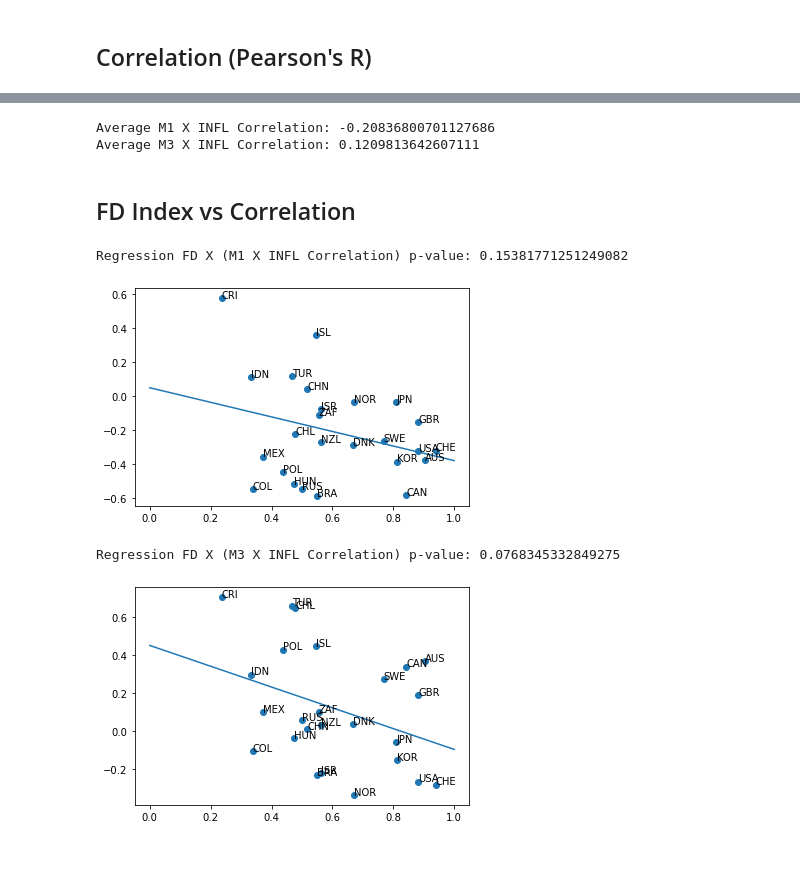
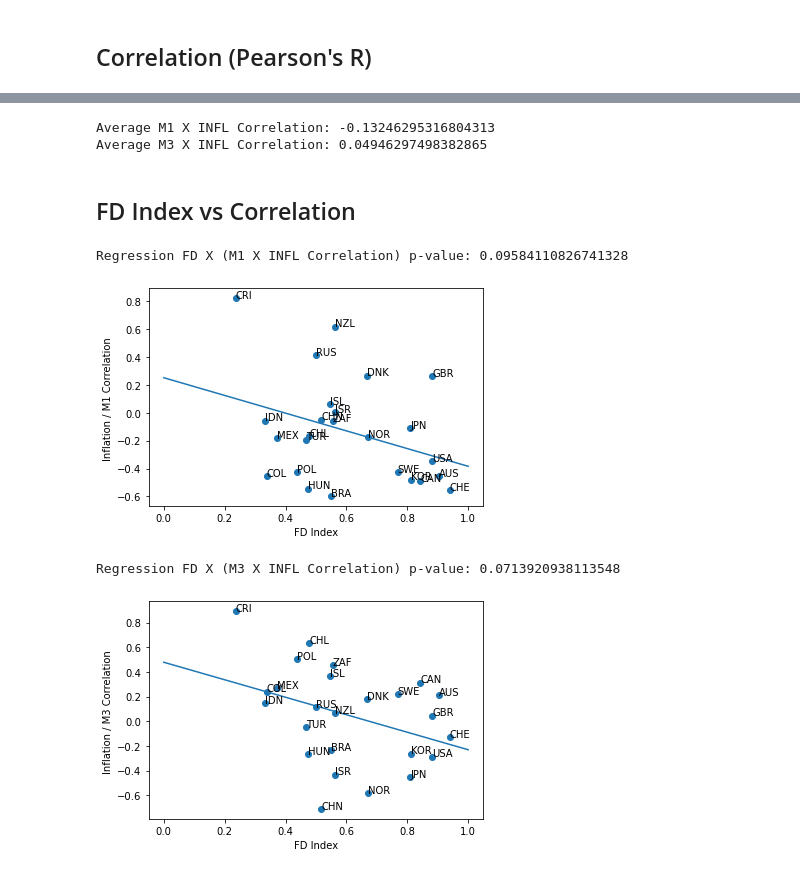
Before and after one commit to felipe-fp/corcovado, a Jupyter notebook: countries_comparison/countries.ipynb, the cells around one changed output, grey strips where cells are left out. Cells and saved outputs as stored; diff of their text form; code cells hidden in the pictures.

Commit message:
changes on stats class

```diff
--- a/countries_comparison/countries.ipynb
+++ b/countries_comparison/countries.ipynb
@@ -242,15 +242,22 @@ def validate_data(M, infl, s = 0):
     infl = infl.shift(s)[(infl.index>=f) & (infl.index<=l)]
     return M, infl
 
-def find_correlation(M, infl, s = 0,without_tendency = True):
+def find_correlation(M, infl, s = 0,without_tendency = True, differentiate = True):
 
     M, infl = validate_data(M, infl, s)
 
     if without_tendency:
-        f = exp_fit(infl)
-        D = lambda x: x.year - min(infl.index.year) + 1
+        if differentiate:
+            from stats import Stats
+            df = pd.DataFrame({'M':M, 'infl':infl})
+            new_df = Stats().get_stationary(df, same = True)
+            R, alpha = pearsonr(new_df['M'].values ,new_df['infl'].values)
 
-        R, alpha = pearsonr(M.values - f(D(infl.index)) ,infl.values - f(D(infl.index)))
+        else:
+            f = exp_fit(infl)
+            D = lambda x: x.year - min(infl.index.year) + 1
+
+            R, alpha = pearsonr(M.values - f(D(infl.index)) ,infl.values - f(D(infl.index)))
     else:
         R, alpha = pearsonr(M.values ,infl.values)
 
@@ -284,11 +291,11 @@ def plot_country(country,s = 0):
     f = exp_fit(infl)
     D = lambda x: x.year - min(infl.index.year) + 1
 
-    R, alpha = pearsonr(M1.values - f(D(infl.index)) ,infl.values - f(D(infl.index)))
-    print('correlation M1:',R)
+    R, alpha = find_correlation(M1, infl)
+    print('\n correlation M1:',R)
 
-    R, alpha = pearsonr(M3.values - f(D(infl.index)) ,infl.values - f(D(infl.index)))
-    print('correlation M3:',R)
+    R, alpha = find_correlation(M3, infl)
+    print('\n correlation M3:',R)
 
     plt.plot(M1.index,M1.values,label='M1')
     plt.plot(M3.index,M3.values,label='M3')
@@ -343,8 +408,8 @@ correlation
 print("Average M1 X INFL Correlation:",correlation.T.M1_R.mean()) # Taylor`s rule (Central bank reacts to deflaction)
 print("Average M3 X INFL Correlation:",correlation.T.M3_R.mean())
 # %% [output]
-Average M1 X INFL Correlation: -0.20836800701127686
-Average M3 X INFL Correlation: 0.1209813642607111
+Average M1 X INFL Correlation: -0.13246295316804313
+Average M3 X INFL Correlation: 0.04946297498382865
 # %% [markdown]
 ## FD Index vs Correlation
 # %%
@@ -355,24 +420,24 @@ versus = versus[['FD','M1_R','M3_R']]
 # %%
 from scipy import stats
 import matplotlib.pyplot as plt
 
 slope_x, intercept_x, r_value_x, p_value_x, std_err_x = stats.linregress(versus['FD'],versus['M1_R'])
 versus
 print('Regression FD X (M1 X INFL Correlation) p-value:',p_value_x)
 
 x = np.linspace(0,1)
 y = slope_x * x + intercept_x
 fig, ax = plt.subplots()
-plt.xlabel = 'FD Index'
-plt.ylabel = 'Inflation / M1 Correlation '
+ax.set_xlabel('FD Index')
+ax.set_ylabel('Inflation / M1 Correlation ')
 plt.plot(x,y)
 plt.scatter(x=versus['FD'],y=versus['M1_R'])
 for ind, fd in versus.iterrows():
     ax.annotate(ind,fd[['FD','M1_R']])
 plt.show()
 # %% [output]
-Regression FD X (M1 X INFL Correlation) p-value: 0.15381771251249082
+Regression FD X (M1 X INFL Correlation) p-value: 0.09584110826741328
-[figure, old version]
+[figure, new version]
 # %%
 slope_x, intercept_x, r_value_x, p_value_x, std_err_x = stats.linregress(versus['FD'],versus['M3_R'])
 versus
@@ -381,13 +446,13 @@ print('Regression FD X (M3 X INFL Correlation) p-value:',p_value_x)
 x = np.linspace(0,1)
 y = slope_x * x + intercept_x
 fig, ax = plt.subplots()
-plt.xlabel = 'FD Index'
-plt.ylabel = 'Inflation / M3 Correlation '
+ax.set_xlabel('FD Index')
+ax.set_ylabel('Inflation / M3 Correlation ')
 plt.plot(x,y)
 plt.scatter(x=versus['FD'],y=versus['M3_R'])
 for ind, fd in versus.iterrows():
     ax.annotate(ind,fd[['FD','M3_R']])
 plt.show()
 # %% [output]
-Regression FD X (M3 X INFL Correlation) p-value: 0.0768345332849275
+Regression FD X (M3 X INFL Correlation) p-value: 0.0713920938113548
-[figure, old version]
+[figure, new version]
```
Also changed, not shown: parts of 6 cells of this notebook, 5 other files.
